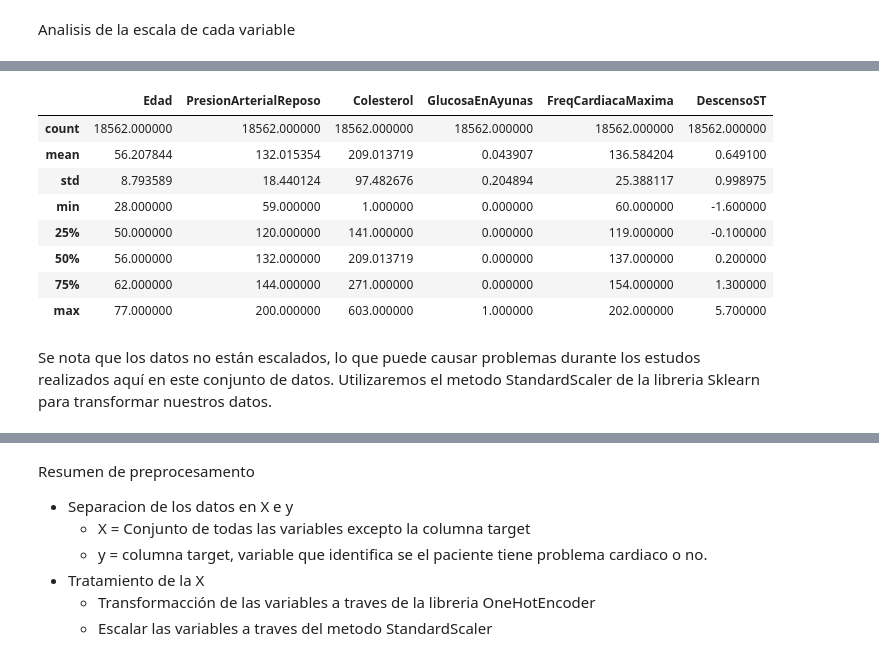
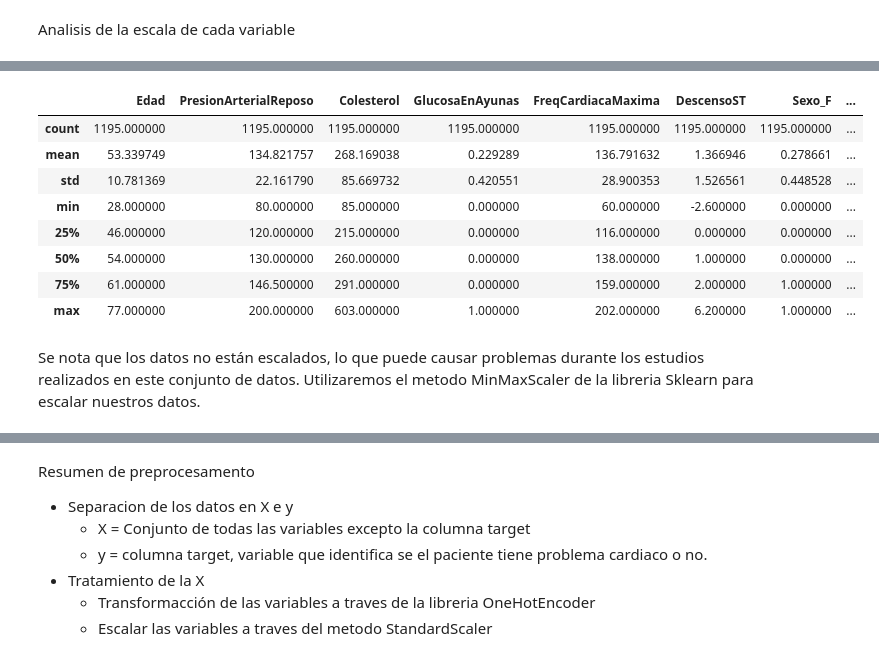
Before and after one commit to fpalvim/ml_model_proj, a Jupyter notebook: init/notebooks/pre_procesamiento_prueba_one_hot_encoder copy.ipynb, the cells around one changed output, grey strips where cells are left out. Saved outputs shown, nothing was run; the diff lists cells and outputs as text; code cells hidden in the pictures.

```diff
--- a/init/notebooks/pre_procesamiento_prueba_one_hot_encoder copy.ipynb
+++ b/init/notebooks/pre_procesamiento_prueba_one_hot_encoder copy.ipynb
@@ -103,11 +65,11 @@ X_scaled = X.copy()
 # %%
-categorical_cols = X_scaled.select_dtypes(include=["object"]).columns
+categorical_cols = X_ohe.select_dtypes(include=["object"]).columns
 # %%
 encoder = OneHotEncoder(handle_unknown='ignore', sparse_output=False)
-encoded_array = encoder.fit_transform(X_scaled[categorical_cols])
+encoded_array = encoder.fit_transform(X_ohe[categorical_cols])
 # %%
-encoded_df = pd.DataFrame(encoded_array, columns=encoder.get_feature_names_out(categorical_cols), index=X_scaled.index)
+encoded_df = pd.DataFrame(encoded_array, columns=encoder.get_feature_names_out(categorical_cols), index=X_ohe.index)
 # %%
-X_scaled = pd.concat([X_scaled.drop(columns=categorical_cols), encoded_df], axis=1)
+X_ohe = pd.concat([X_ohe.drop(columns=categorical_cols), encoded_df], axis=1)
 # %% [markdown]
 Analisis de la escala de cada variable
@@ -130,14 +92,14 @@ X_scaled
 # %%
-X_scaled.describe()
+X_ohe.describe()
 # %% [output]
-|  | Edad | PresionArterialReposo | Colesterol | GlucosaEnAyunas | FreqCardiacaMaxima | DescensoST |
-| count | 18562.000000 | 18562.000000 | 18562.000000 | 18562.000000 | 18562.000000 | 18562.000000 |
-| mean | 56.207844 | 132.015354 | 209.013719 | 0.043907 | 136.584204 | 0.649100 |
-| std | 8.793589 | 18.440124 | 97.482676 | 0.204894 | 25.388117 | 0.998975 |
-| min | 28.000000 | 59.000000 | 1.000000 | 0.000000 | 60.000000 | -1.600000 |
-| 25% | 50.000000 | 120.000000 | 141.000000 | 0.000000 | 119.000000 | -0.100000 |
-| 50% | 56.000000 | 132.000000 | 209.013719 | 0.000000 | 137.000000 | 0.200000 |
-| 75% | 62.000000 | 144.000000 | 271.000000 | 0.000000 | 154.000000 | 1.300000 |
-| max | 77.000000 | 200.000000 | 603.000000 | 1.000000 | 202.000000 | 5.700000 |
+|  | Edad | PresionArterialReposo | Colesterol | GlucosaEnAyunas | FreqCardiacaMaxima | DescensoST | Sexo_F | ... |
+| count | 1195.000000 | 1195.000000 | 1195.000000 | 1195.000000 | 1195.000000 | 1195.000000 | 1195.000000 | ... |
+| mean | 53.339749 | 134.821757 | 268.169038 | 0.229289 | 136.791632 | 1.366946 | 0.278661 | ... |
+| std | 10.781369 | 22.161790 | 85.669732 | 0.420551 | 28.900353 | 1.526561 | 0.448528 | ... |
+| min | 28.000000 | 80.000000 | 85.000000 | 0.000000 | 60.000000 | -2.600000 | 0.000000 | ... |
+| 25% | 46.000000 | 120.000000 | 215.000000 | 0.000000 | 116.000000 | 0.000000 | 0.000000 | ... |
+| 50% | 54.000000 | 130.000000 | 260.000000 | 0.000000 | 138.000000 | 1.000000 | 0.000000 | ... |
+| 75% | 61.000000 | 146.500000 | 291.000000 | 0.000000 | 159.000000 | 2.000000 | 1.000000 | ... |
+| max | 77.000000 | 200.000000 | 603.000000 | 1.000000 | 202.000000 | 6.200000 | 1.000000 | ... |
 # %% [markdown]
-Se nota que los datos no están escalados, lo que puede causar problemas durante los estudos realizados aquí en este conjunto de datos. Utilizaremos el metodo StandardScaler de la libreria Sklearn para transformar nuestros datos.
+Se nota que los datos no están escalados, lo que puede causar problemas durante los estudios realizados en este conjunto de datos. Utilizaremos el metodo MinMaxScaler de la libreria Sklearn para escalar nuestros datos.
```
Also changed, not shown: parts of 35 cells of this notebook, 8 other files.
